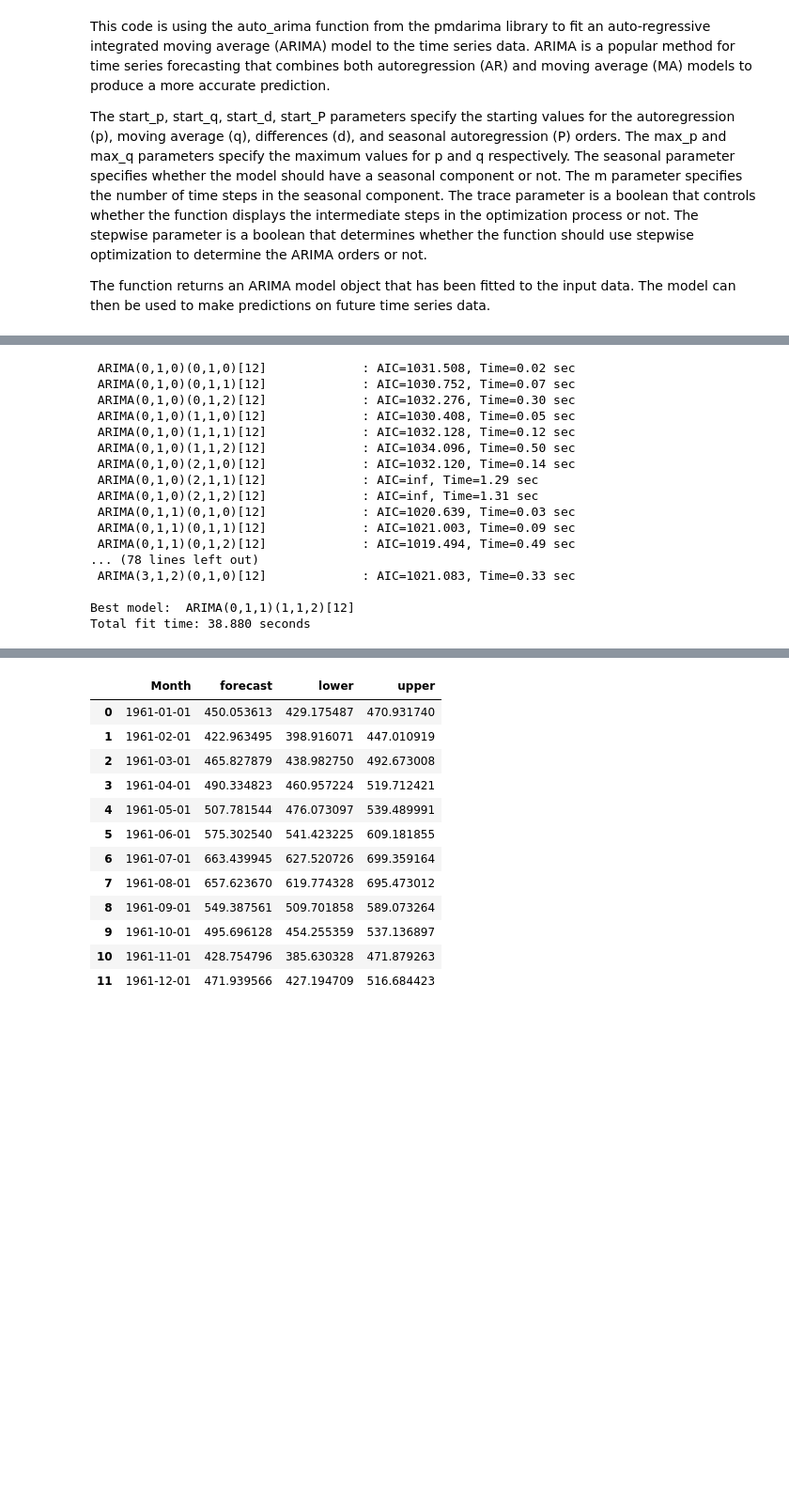
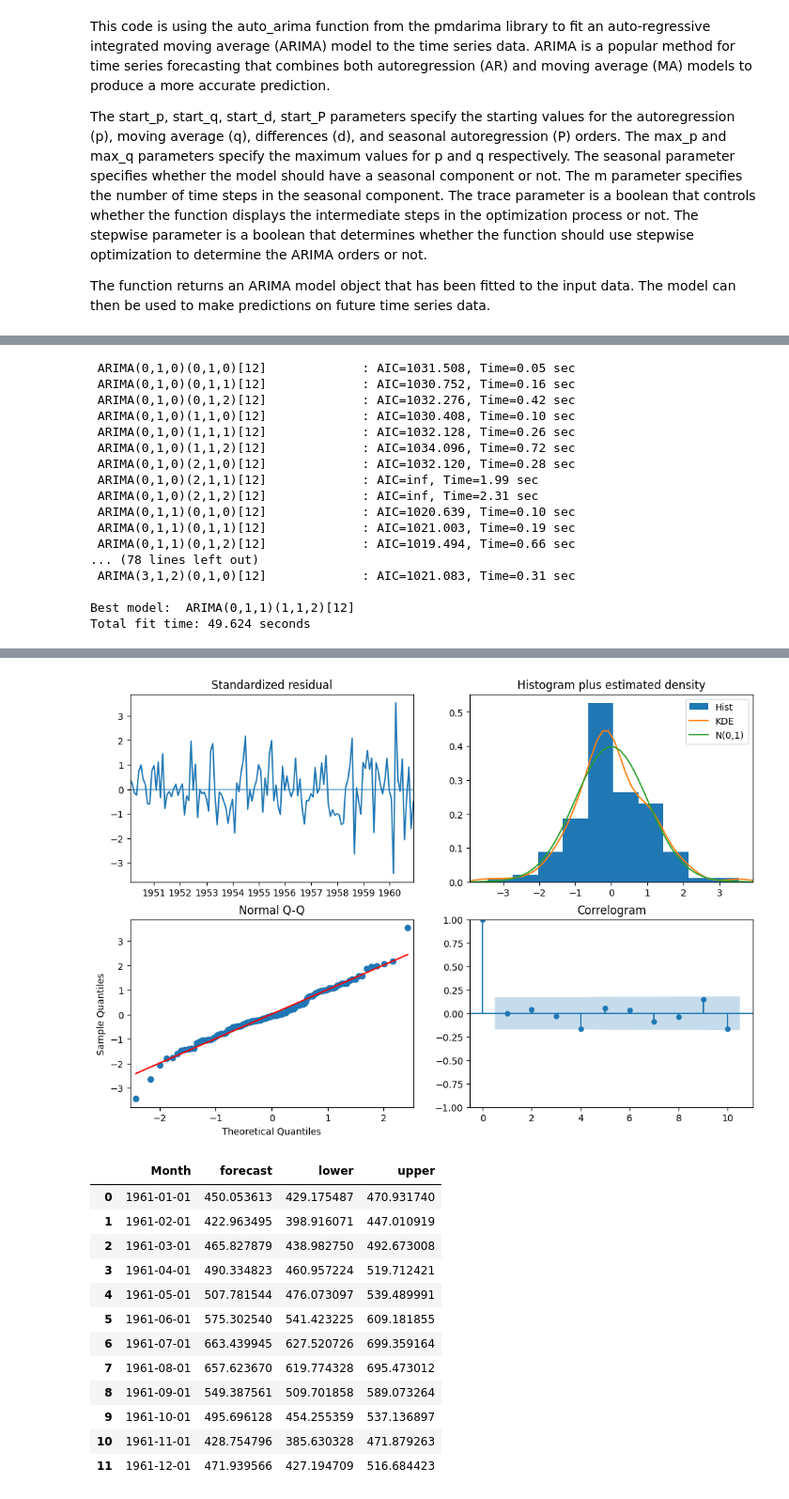
Before and after one commit to willc127/Time_Series, a Jupyter notebook: AirPassengers/forecast.ipynb, the cells around one changed output, grey strips where cells are left out. Shown at 94% size. Saved outputs shown, nothing was run; the diff lists cells and outputs as text; code cells hidden in the pictures; blank space fills up the shorter version.

```diff
--- a/AirPassengers/forecast.ipynb
+++ b/AirPassengers/forecast.ipynb
@@ -150,27 +194,28 @@ Text(0, 0.5, 'Passengers')
 # %%
 #Forecast the next 12 months using all the data
-time_model = auto_arima(data, start_p=1, start_d= 0, start_q=1,  max_p=3, max_d=2, max_q=5, start_P=0,  seasonal=True, m=12, trace=True, stepwise=False)
+time_model = auto_arima(data, start_p=1,  start_q=1,  max_p=3, max_q=5, start_P=0,  seasonal=True, m=12, trace=True, stepwise=False, test = 'adf')
 # %% [output]
- ARIMA(0,1,0)(0,1,0)[12]             : AIC=1031.508, Time=0.02 sec
- ARIMA(0,1,0)(0,1,1)[12]             : AIC=1030.752, Time=0.07 sec
- ARIMA(0,1,0)(0,1,2)[12]             : AIC=1032.276, Time=0.30 sec
- ARIMA(0,1,0)(1,1,0)[12]             : AIC=1030.408, Time=0.05 sec
- ARIMA(0,1,0)(1,1,1)[12]             : AIC=1032.128, Time=0.12 sec
- ARIMA(0,1,0)(1,1,2)[12]             : AIC=1034.096, Time=0.50 sec
- ARIMA(0,1,0)(2,1,0)[12]             : AIC=1032.120, Time=0.14 sec
- ARIMA(0,1,0)(2,1,1)[12]             : AIC=inf, Time=1.29 sec
- ARIMA(0,1,0)(2,1,2)[12]             : AIC=inf, Time=1.31 sec
- ARIMA(0,1,1)(0,1,0)[12]             : AIC=1020.639, Time=0.03 sec
- ARIMA(0,1,1)(0,1,1)[12]             : AIC=1021.003, Time=0.09 sec
- ARIMA(0,1,1)(0,1,2)[12]             : AIC=1019.494, Time=0.49 sec
+ ARIMA(0,1,0)(0,1,0)[12]             : AIC=1031.508, Time=0.05 sec
+ ARIMA(0,1,0)(0,1,1)[12]             : AIC=1030.752, Time=0.16 sec
+ ARIMA(0,1,0)(0,1,2)[12]             : AIC=1032.276, Time=0.42 sec
+ ARIMA(0,1,0)(1,1,0)[12]             : AIC=1030.408, Time=0.10 sec
+ ARIMA(0,1,0)(1,1,1)[12]             : AIC=1032.128, Time=0.26 sec
+ ARIMA(0,1,0)(1,1,2)[12]             : AIC=1034.096, Time=0.72 sec
+ ARIMA(0,1,0)(2,1,0)[12]             : AIC=1032.120, Time=0.28 sec
+ ARIMA(0,1,0)(2,1,1)[12]             : AIC=inf, Time=1.99 sec
+ ARIMA(0,1,0)(2,1,2)[12]             : AIC=inf, Time=2.31 sec
+ ARIMA(0,1,1)(0,1,0)[12]             : AIC=1020.639, Time=0.10 sec
+ ARIMA(0,1,1)(0,1,1)[12]             : AIC=1021.003, Time=0.19 sec
+ ARIMA(0,1,1)(0,1,2)[12]             : AIC=1019.494, Time=0.66 sec
 ... (78 lines left out)
- ARIMA(3,1,2)(0,1,0)[12]             : AIC=1021.083, Time=0.33 sec
+ ARIMA(3,1,2)(0,1,0)[12]             : AIC=1021.083, Time=0.31 sec
 
 Best model:  ARIMA(0,1,1)(1,1,2)[12]
-Total fit time: 38.880 seconds
+Total fit time: 49.624 seconds
 # %%
 #Display a summary of the model
 print(time_model.summary())
+diagnostics = time_model.plot_diagnostics(figsize=(12,8))
 # %% [output]
                                         SARIMAX Results
 ===============================================================================================
@@ -181,14 +226,15 @@ Time:                                         22:19:56   BIC
 Sample:                                     01-01-1949   HQIC                          1018.832
                                           - 12-01-1960
 Covariance Type:                                   opg
 ==============================================================================
                  coef    std err          z      P>|z|      [0.025      0.975]
 ------------------------------------------------------------------------------
 ... (10 lines left out)
 ===================================================================================
 
 Warnings:
 [1] Covariance matrix calculated using the outer product of gradients (complex-step).
+[figure, added]
 # %%
 #Predict the next 12 months with a confidence level of 95%
 forecast, confint = time_model.predict(n_periods=12, return_conf_int=True, alpha=0.05)
```
Also changed, not shown: parts of 8 cells of this notebook.
